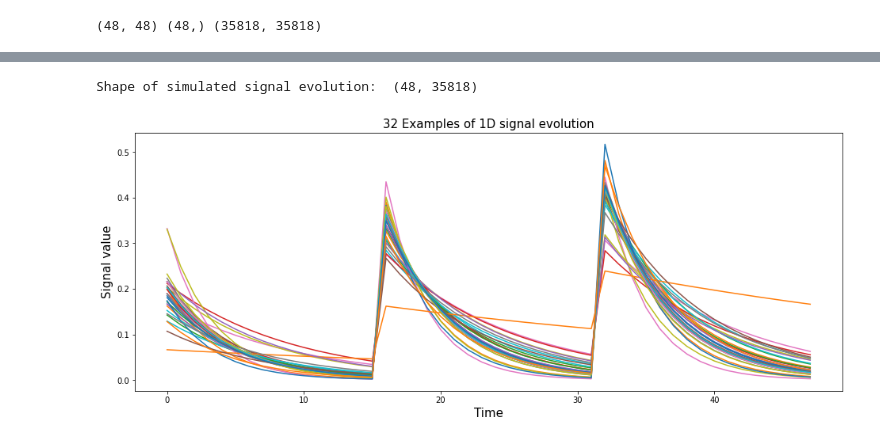
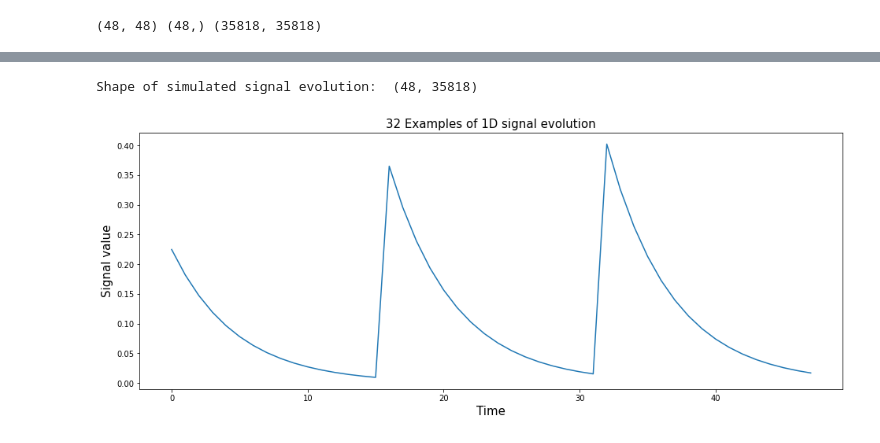
Before and after one commit to sidharthkumar10500/course_proj, a Jupyter notebook: experimental_semc_basis_subject2.ipynb, the cells around one changed output, grey strips where cells are left out. Saved outputs shown, nothing was run; the diff lists cells and outputs as text; code cells hidden in the pictures.

```diff
--- a/experimental_semc_basis_subject2.ipynb
+++ b/experimental_semc_basis_subject2.ipynb
@@ -102,18 +115,18 @@ for index in range(K):
 # %%
-N_plot = 32#number of signal evolutions to be plotted
+N_plot = 1#number of signal evolutions to be plotted
 ridx = np.random.permutation(X_sim3.shape[1])#randomly select 32 signal evolutions
 print('Shape of simulated signal evolution: ',X_sim3.shape)
 #X_reshape = np.reshape(X_sim, [N_TRs, ETL, T1T2_vals])
 #plot any random 32 single evolutions
 plt.figure(figsize=(16,6))
 plt.plot(X_sim3[:,ridx[:N_plot]]);
 plt.title('32 Examples of 1D signal evolution',fontsize=15)
 plt.xlabel('Time',fontsize=15)
 plt.ylabel('Signal value',fontsize=15)
 plt.show()
 # %% [output]
 Shape of simulated signal evolution:  (48, 35818)
-[figure, old version]
+[figure, new version]
 # %%
 #spin echo signal evolution definition
 def spin_echo(T1T2_vals, TE, TR):
```
Also changed, not shown: parts of 24 cells of this notebook, 1 other file.
